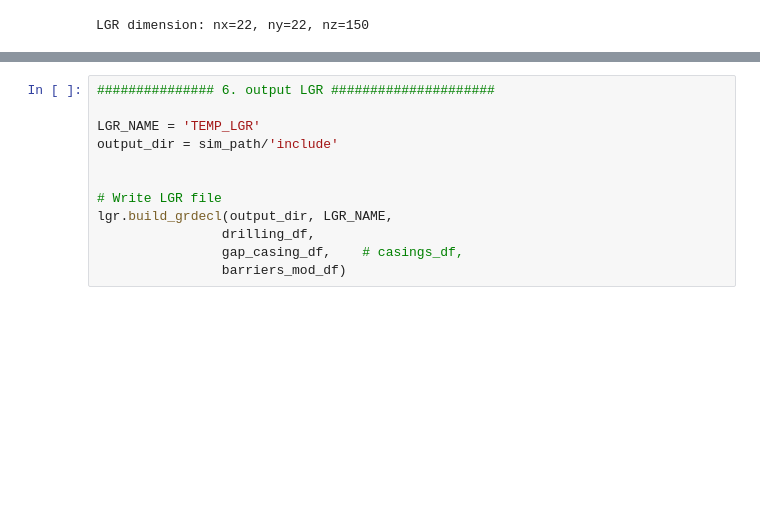
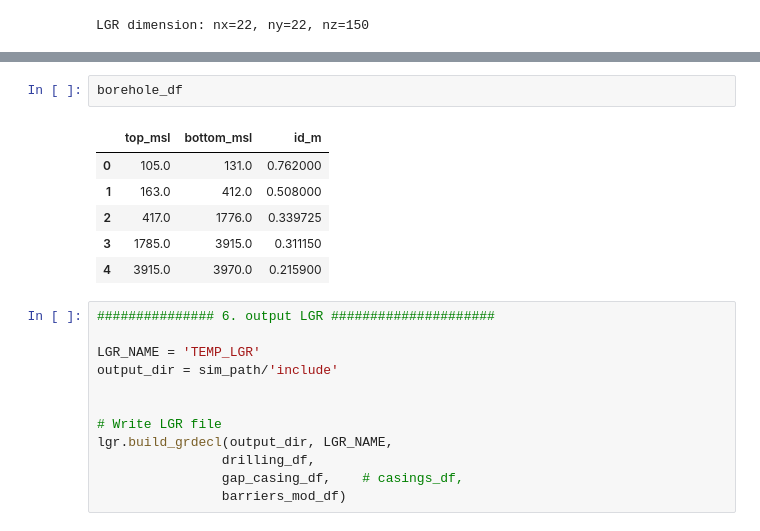
Before and after one commit to equinor/WINC_OnePager, a Jupyter notebook: notebooks/pflotran_gap.ipynb, the cells around one changed output, grey strips where cells are left out. Drawn from its saved outputs; the diff is of its cells as text; blank space fills up the shorter version.

```diff
--- a/notebooks/pflotran_gap.ipynb
+++ b/notebooks/pflotran_gap.ipynb
@@ -213,3 +221,12 @@ gap_casing_df
+# %%
+borehole_df
+# %% [output]
+|  | top_msl | bottom_msl | id_m |
+| 0 | 105.0 | 131.0 | 0.762000 |
+| 1 | 163.0 | 412.0 | 0.508000 |
+| 2 | 417.0 | 1776.0 | 0.339725 |
+| 3 | 1785.0 | 3915.0 | 0.311150 |
+| 4 | 3915.0 | 3970.0 | 0.215900 |
 # %%
 ############### 6. output LGR #####################
 
```
Also changed, not shown: parts of 7 cells of this notebook, 2 other files.
